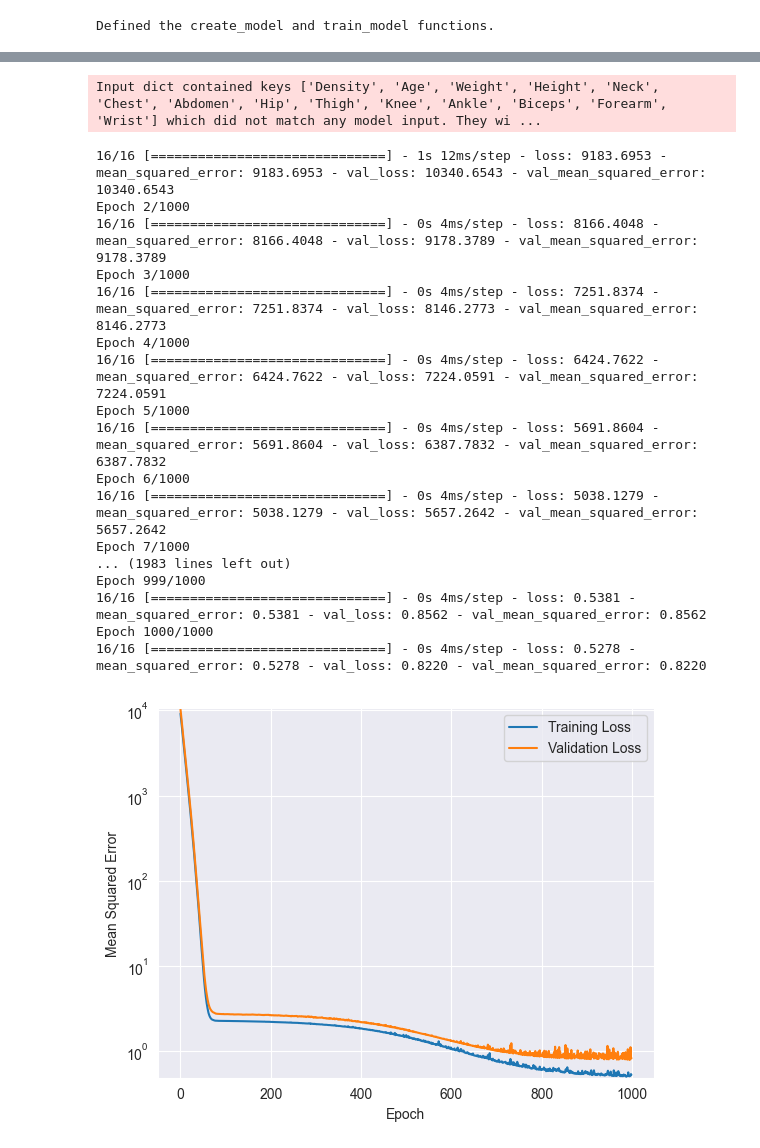
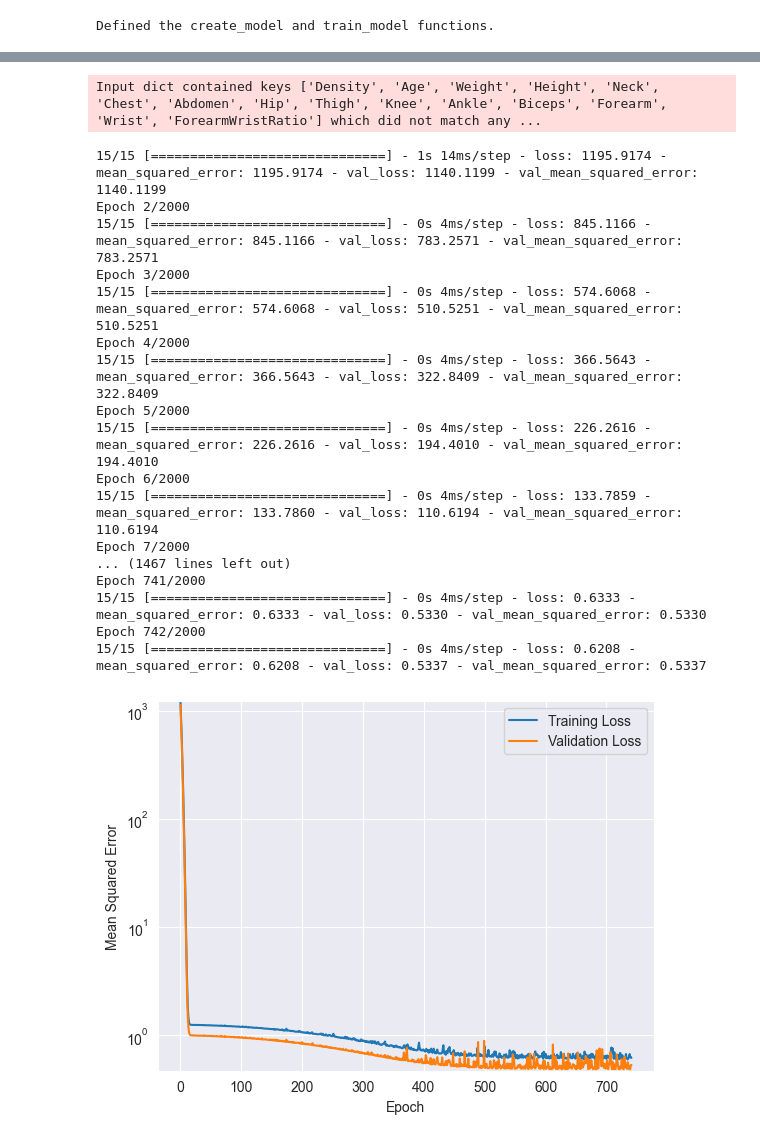
Before and after one commit to Stegi56/Body-Fat-Estimator, a Jupyter notebook: model2.ipynb, the cells around one changed output, grey strips where cells are left out. Saved outputs shown, nothing was run; the diff lists cells and outputs as text; code cells hidden in the pictures.

Commit message:
added bicep wrist ratio, good loss

```diff
--- a/model2.ipynb
+++ b/model2.ipynb
@@ -22,12 +22,22 @@ print("Data set loaded. Num examples: ", len(dataFrame))
 
 dataFrame['BMI'] = (dataFrame['Weight'] * dataFrame['Weight']) / dataFrame['Height']
 
-dataFrame['AbdomenNeckRatio'] = dataFrame['Abdomen']/dataFrame['Neck']
+dataFrame['AbdomenNeckRatio'] = dataFrame['Abdomen'] / dataFrame['Neck']
+
+dataFrame['ForearmWristRatio'] = dataFrame['Forearm'] / dataFrame['Wrist']
+
+dataFrame['BicepsWristRatio'] = dataFrame['Biceps'] / dataFrame['Wrist']
 
 fig = px.histogram(dataFrame, x="BMI")
 fig.show()
 
 fig = px.histogram(dataFrame, x="AbdomenNeckRatio")
+fig.show()
+
+fig = px.histogram(dataFrame, x="ForearmWristRatio")
+fig.show()
+
+fig = px.histogram(dataFrame, x="BicepsWristRatio")
 fig.show()
 
 fig = px.histogram(dataFrame, x="BodyFat")
@@ -88,5 +98,5 @@ Data set loaded. Num examples:  252
 # %%
-dataFrame = dataFrame.drop([30, 36, 38, 39, 40, 41, 44, 45, 55, 78, 85, 171, 181, 215])
+dataFrame = dataFrame.drop([30, 36, 38, 39, 40, 41, 44, 45, 55, 78, 85, 171, 181, 215, 158, 205, 174])
 
 print("Distibutions after dropping outliers")
 
@@ -94,6 +104,12 @@ fig = px.histogram(dataFrame, x="BMI")
 fig.show()
 
 fig = px.histogram(dataFrame, x="AbdomenNeckRatio")
+fig.show()
+
+fig = px.histogram(dataFrame, x="ForearmWristRatio")
+fig.show()
+
+fig = px.histogram(dataFrame, x="BicepsWristRatio")
 fig.show()
 
 fig = px.histogram(dataFrame, x="BodyFat")
@@ -171,7 +187,10 @@ inputs = {
                               name='BMI'),
     'AbdomenNeckRatio':
         tf.keras.layers.Input(shape=(1,), dtype=tf.float32,
-                              name='AbdomenNeckRatio')
+                              name='AbdomenNeckRatio'),
+    'BicepsWristRatio':
+        tf.keras.layers.Input(shape=(1,), dtype=tf.float32,
+                              name='BicepsWristRatio')
 }
 
 # Normalization for BMI
@@ -192,6 +211,15 @@ abdomen_neck_ratio.adapt(trainDF['AbdomenNeckRatio'])
 abdomen_neck_ratio_input = tf.keras.Input(shape=(1,), name='AbdomenNeckRatio')
 abdomen_neck_ratio_output = abdomen_neck_ratio(abdomen_neck_ratio_input)
 
+# Normalization for BicepsWristRatio
+biceps_wrist_ratio = tf.keras.layers.Normalization(
+    name='normalization_biceps_wrist_ratio',
+    axis=None
+)
+biceps_wrist_ratio.adapt(trainDF['BicepsWristRatio'])
+biceps_wrist_ratio_input = tf.keras.Input(shape=(1,), name='BicepsWristRatio')
+biceps_wrist_ratio_output = biceps_wrist_ratio(biceps_wrist_ratio_input)
+
 # Concatenate our inputs into a single tensor.
 preprocessing_layers = tf.keras.layers.Concatenate()(list(inputs.values()))
 
@@ -291,10 +319,10 @@ def get_outputs_linear_regression():
   return outputs
 # %%
 def get_outputs_dnn():
-  dense_output = tf.keras.layers.Dense(units=2, input_shape=(1,),
+  dense_output = tf.keras.layers.Dense(units=3, input_shape=(1,),
                               activation='linear',
                               name='hidden_dense_layer_1')(preprocessing_layers)
-  dense_output = tf.keras.layers.Dense(units=1, input_shape=(1,),
+  dense_output = tf.keras.layers.Dense(units=2, input_shape=(1,),
                               activation='linear',
                               name='hidden_dense_layer_2')(preprocessing_layers)
 
@@ -311,8 +339,8 @@ def get_outputs_dnn():
   return outputs
 # %%
 # The following variables are the hyperparameters.
-learning_rate = 0.0005
-epochs = 1000
+learning_rate = 0.0004
+epochs = 2000
 batch_size = 10
 l2_regularization = 0.5
 patience = 70
@@ -351,20 +379,20 @@ Epoch 1/1000
-Input dict contained keys ['Density', 'Age', 'Weight', 'Height', 'Neck', 'Chest', 'Abdomen', 'Hip', 'Thigh', 'Knee', 'Ankle', 'Biceps', 'Forearm', 'Wrist'] which did not match any model input. They wi ...
+Input dict contained keys ['Density', 'Age', 'Weight', 'Height', 'Neck', 'Chest', 'Abdomen', 'Hip', 'Thigh', 'Knee', 'Ankle', 'Biceps', 'Forearm', 'Wrist', 'ForearmWristRatio'] which did not match any ...
-16/16 [==============================] - 1s 12ms/step - loss: 9183.6953 - mean_squared_error: 9183.6953 - val_loss: 10340.6543 - val_mean_squared_error: 10340.6543
-Epoch 2/1000
-16/16 [==============================] - 0s 4ms/step - loss: 8166.4048 - mean_squared_error: 8166.4048 - val_loss: 9178.3789 - val_mean_squared_error: 9178.3789
-Epoch 3/1000
-16/16 [==============================] - 0s 4ms/step - loss: 7251.8374 - mean_squared_error: 7251.8374 - val_loss: 8146.2773 - val_mean_squared_error: 8146.2773
-Epoch 4/1000
-16/16 [==============================] - 0s 4ms/step - loss: 6424.7622 - mean_squared_error: 6424.7622 - val_loss: 7224.0591 - val_mean_squared_error: 7224.0591
-Epoch 5/1000
-16/16 [==============================] - 0s 4ms/step - loss: 5691.8604 - mean_squared_error: 5691.8604 - val_loss: 6387.7832 - val_mean_squared_error: 6387.7832
-Epoch 6/1000
-16/16 [==============================] - 0s 4ms/step - loss: 5038.1279 - mean_squared_error: 5038.1279 - val_loss: 5657.2642 - val_mean_squared_error: 5657.2642
-Epoch 7/1000
-... (1983 lines left out)
-Epoch 999/1000
-16/16 [==============================] - 0s 4ms/step - loss: 0.5381 - mean_squared_error: 0.5381 - val_loss: 0.8562 - val_mean_squared_error: 0.8562
-Epoch 1000/1000
-16/16 [==============================] - 0s 4ms/step - loss: 0.5278 - mean_squared_error: 0.5278 - val_loss: 0.8220 - val_mean_squared_error: 0.8220
+15/15 [==============================] - 1s 14ms/step - loss: 1195.9174 - mean_squared_error: 1195.9174 - val_loss: 1140.1199 - val_mean_squared_error: 1140.1199
+Epoch 2/2000
+15/15 [==============================] - 0s 4ms/step - loss: 845.1166 - mean_squared_error: 845.1166 - val_loss: 783.2571 - val_mean_squared_error: 783.2571
+Epoch 3/2000
+15/15 [==============================] - 0s 4ms/step - loss: 574.6068 - mean_squared_error: 574.6068 - val_loss: 510.5251 - val_mean_squared_error: 510.5251
+Epoch 4/2000
+15/15 [==============================] - 0s 4ms/step - loss: 366.5643 - mean_squared_error: 366.5643 - val_loss: 322.8409 - val_mean_squared_error: 322.8409
+Epoch 5/2000
+15/15 [==============================] - 0s 4ms/step - loss: 226.2616 - mean_squared_error: 226.2616 - val_loss: 194.4010 - val_mean_squared_error: 194.4010
+Epoch 6/2000
+15/15 [==============================] - 0s 4ms/step - loss: 133.7859 - mean_squared_error: 133.7860 - val_loss: 110.6194 - val_mean_squared_error: 110.6194
+Epoch 7/2000
+... (1467 lines left out)
+Epoch 741/2000
+15/15 [==============================] - 0s 4ms/step - loss: 0.6333 - mean_squared_error: 0.6333 - val_loss: 0.5330 - val_mean_squared_error: 0.5330
+Epoch 742/2000
+15/15 [==============================] - 0s 4ms/step - loss: 0.6208 - mean_squared_error: 0.6208 - val_loss: 0.5337 - val_mean_squared_error: 0.5337
-[figure, old version]
+[figure, new version]
  Evaluate the new model against the test set:
```
Also changed, not shown: parts of 5 cells of this notebook.
